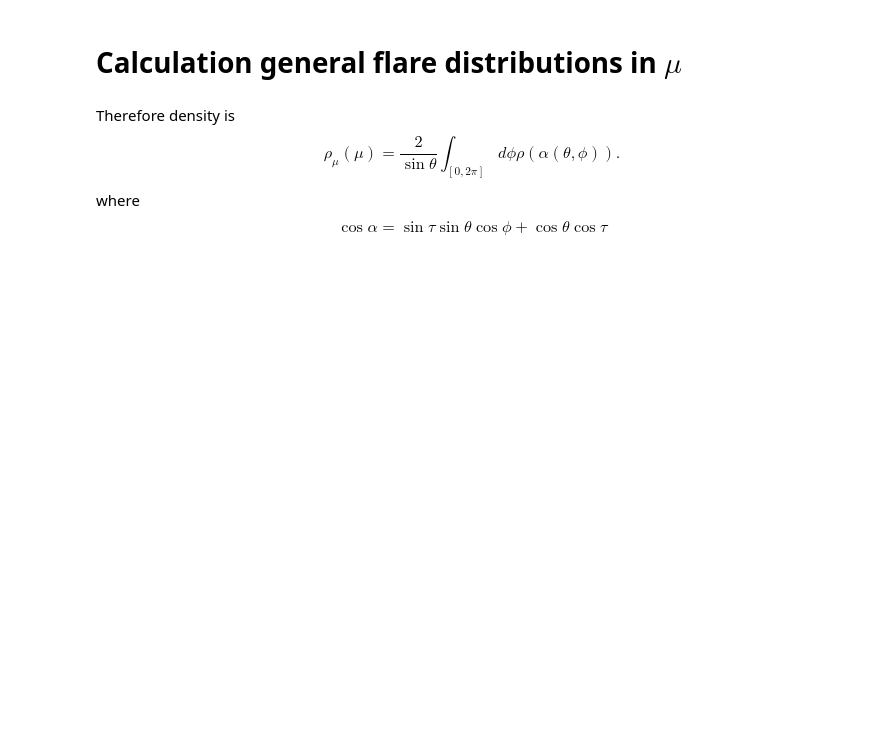
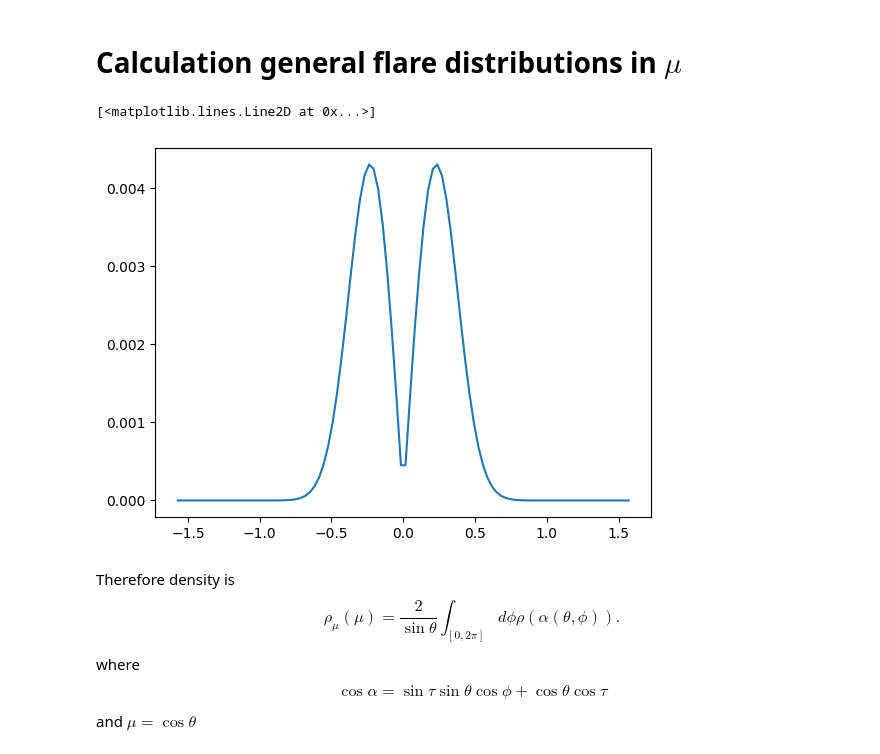
Before and after one commit to demichieldewilde/solar-flares, a Jupyter notebook: data/flare_distr/mu_dist.ipynb, the cells around one changed output. Cells and saved outputs as stored; diff of their text form; code cells hidden in the pictures; blank space fills up the shorter version.

```diff
--- a/data/flare_distr/mu_dist.ipynb
+++ b/data/flare_distr/mu_dist.ipynb
@@ -13,13 +13,20 @@ def rice_dist(x, sigma, nu):
 sigma_fit, nu_fit = (9.02769086, 10.48768514)
 
 def rho(alpha):
-    return rice_dist(alpha, sigma_fit, nu_fit) / 2 / np.pi / np.cos(alpha) / 2
+    return rice_dist(alpha*180/np.pi, sigma_fit, nu_fit) / 2 / np.pi / (np.cos(alpha)+0.001) / 2
             # fit of dist when integrated over phi and absolute value so accounting for that
+# %%
+alpha = np.linspace(-np.pi/2, np.pi/2, 100)
+plt.plot(alpha, rho(alpha))
+# %% [output]
+[<matplotlib.lines.Line2D at 0x...>]
+[figure, added]
 # %% [markdown]
 Therefore density is $$\rho_\mu(\mu) = \frac{2}{\sin \theta} \int_{[0, 2\pi]}d\phi \rho (\alpha(\theta, \phi))
 .$$
 where
 $$
 \cos \alpha = \sin \tau \sin \theta \cos \phi +\cos \theta \cos \tau  $$
+and $\mu = \cos \theta$
 # %%
 # general distribution for given tau
```
Also changed, not shown: parts of 3 cells of this notebook, 1 other file.
